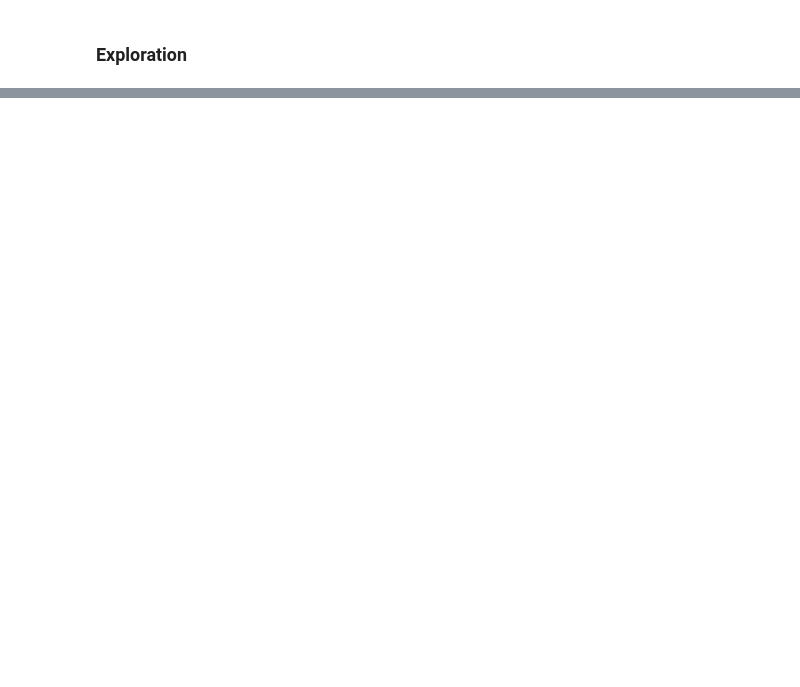
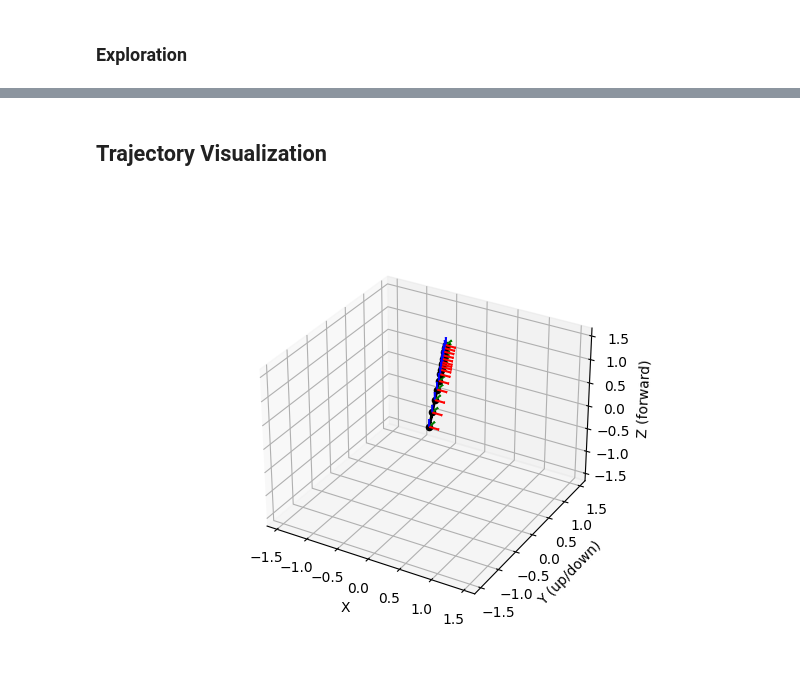
Before and after one commit to altaykacan/MonoRec, a Jupyter notebook: debug.ipynb, the cells around one changed output, grey strips where cells are left out. Cells and saved outputs as stored; diff of their text form; code cells hidden in the pictures; blank space fills up the shorter version.

Commit message:
Add more visualization, rotation of the trajectory is messed up

```diff
--- a/debug.ipynb
+++ b/debug.ipynb
@@ -189,0 +128,2 @@ tensor([[1]], dtype=torch.int32)
+# %% [markdown]
+## Trajectory Visualization
@@ -189,0 +227,25 @@ tensor([[1]], dtype=torch.int32)
+# %%
+# trajectory_path = "/usr/stud/kaa/thesis/MonoRec/example/data/kitti/poses/07.txt"
+trajectory_path = "/usr/stud/kaa/thesis/data_temp/deep_scenario/monorec/poses_dvso/01.txt"
+
+x = []
+y = []
+z = []
+R = []
+with open(trajectory_path, "r") as file:
+    lines = file.readlines()
+
+for line in lines:
+    # Currently read-in coordinates x,y,z and rotation matrix R_w_cam0
+    x_curr, y_curr, z_curr = read_kitti_trajectory_from_line(line)
+    R_curr = read_kitti_orientation_from_line(line)
+
+    x.append(x_curr)
+    y.append(y_curr)
+    z.append(z_curr)
+    R.append(R_curr)
+
+
+visualize_trajectory(x,y,z,R)
+# %% [output]
+[figure, added]
```
Also changed, not shown: parts of 22 cells of this notebook.
